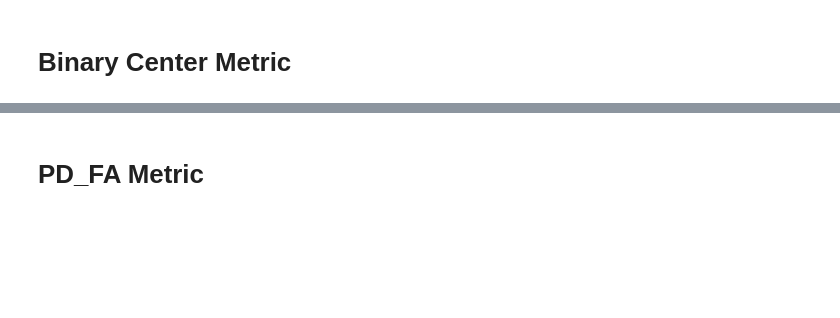
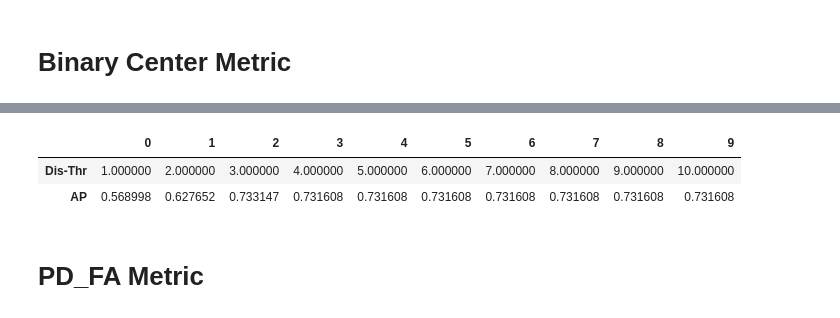
Before and after one commit to BinarySOS/BinarySOSMetrics, a Jupyter notebook: notebook/tutorials.ipynb, the cells around one changed output, grey strips where cells are left out. Saved outputs shown, nothing was run; the diff lists cells and outputs as text; code cells hidden in the pictures; blank space fills up the shorter version.

```diff
--- a/notebook/tutorials.ipynb
+++ b/notebook/tutorials.ipynb
@@ -112,3 +219,9 @@ BinaryCenterMetric.update() took 0.00s each time.
+# %%
+Metric.table
+# %% [output]
+|  | 0 | 1 | 2 | 3 | 4 | 5 | 6 | 7 | 8 | 9 |
+| Dis-Thr | 1.000000 | 2.000000 | 3.000000 | 4.000000 | 5.000000 | 6.000000 | 7.000000 | 8.000000 | 9.000000 | 10.000000 |
+| AP | 0.568998 | 0.627652 | 0.733147 | 0.731608 | 0.731608 | 0.731608 | 0.731608 | 0.731608 | 0.731608 | 0.731608 |
 # %% [markdown]
 # PD_FA Metric
 # %%
```
Also changed, not shown: parts of 13 cells of this notebook.
